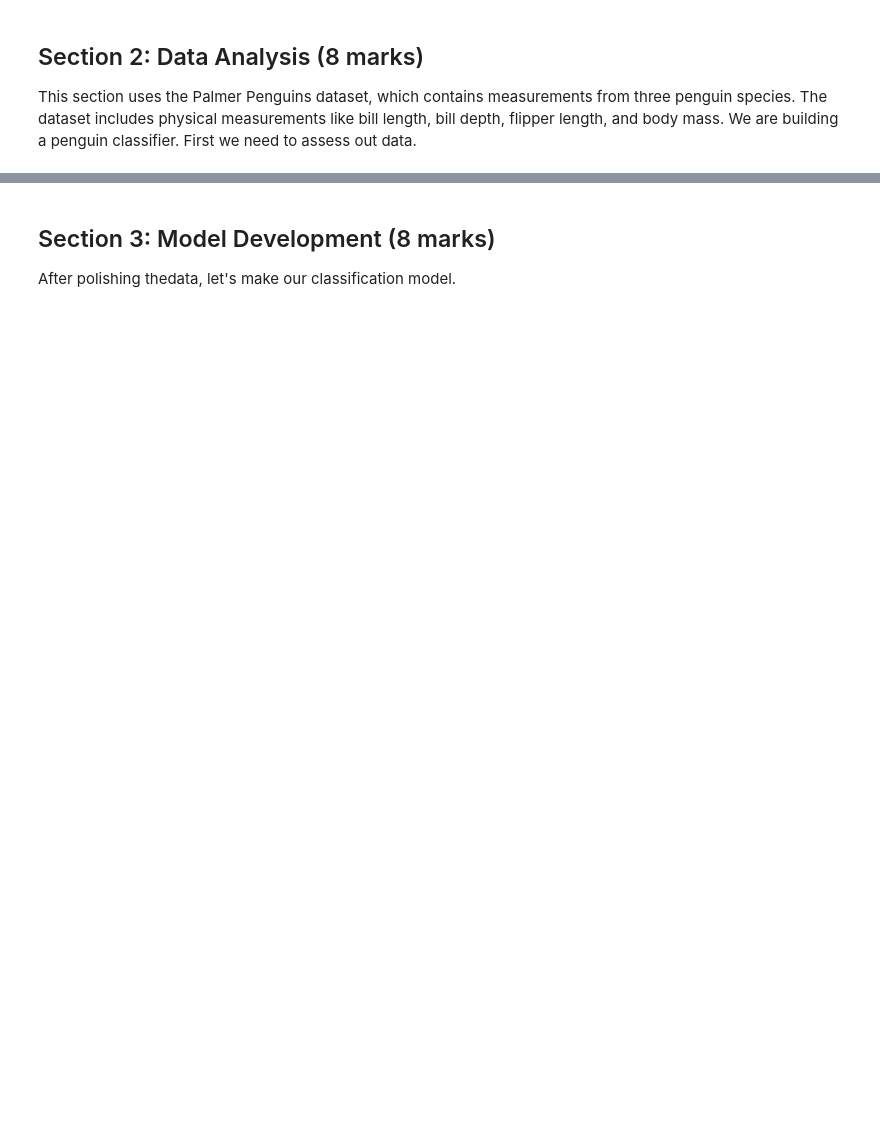
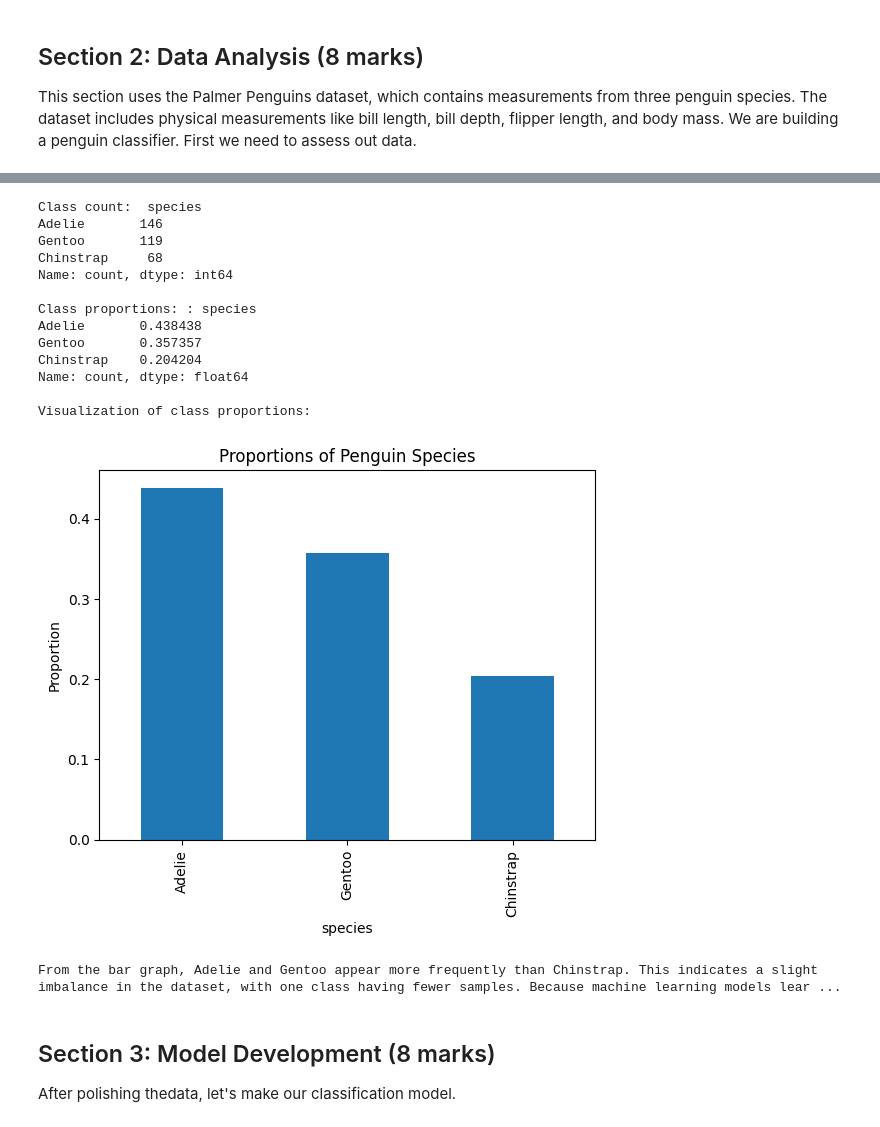
Before and after one commit to SajaFawagreh/SYSC4415, a Jupyter notebook: W2025/Assignments/A1/SYSC4415_W25_A1.ipynb, the cells around one changed output, grey strips where cells are left out. Drawn from its saved outputs; the diff is of its cells as text; code cells hidden in the pictures; blank space fills up the shorter version.

```diff
--- a/W2025/Assignments/A1/SYSC4415_W25_A1.ipynb
+++ b/W2025/Assignments/A1/SYSC4415_W25_A1.ipynb
@@ -268,3 +265,42 @@ Name: proportion, dtype: float64
+# %%
+"""
+Q2c (1 mark)
+Analyze class distribution and discuss implications for model training:
+- Calculate and visualize class proportions
+- Identify any class imbalance
+"""
+
+class_count = penguins_clean["species"].value_counts()
+class_proportions = class_count / len(penguins_clean)
+print("Class count: ", class_count)
+print("\nClass proportions: :", class_proportions)
+
+print("\nVisualization of class proportions:\n")
+bar_graph = class_proportions.plot(kind='bar')
+plt.title('Proportions of Penguin Species')
+plt.ylabel('Proportion')
+plt.show()
+
+print("\nFrom the bar graph, Adelie and Gentoo appear more frequently than Chinstrap. \
+This indicates a slight imbalance in the dataset, with one class having fewer samples. \
+Because machine learning models learn from available examples, the model may be more \
+likely to predict the species that appear more often.")
+# %% [output]
+Class count:  species
+Adelie       146
+Gentoo       119
+Chinstrap     68
+Name: count, dtype: int64
+
+Class proportions: : species
+Adelie       0.438438
+Gentoo       0.357357
+Chinstrap    0.204204
+Name: count, dtype: float64
+
+Visualization of class proportions:
+[figure, added]
+From the bar graph, Adelie and Gentoo appear more frequently than Chinstrap. This indicates a slight imbalance in the dataset, with one class having fewer samples. Because machine learning models lear ...
 # %% [markdown]
 ## Section 3: Model Development (8 marks)
 After polishing thedata, let's make our classification model.
```
Also changed, not shown: parts of 14 cells of this notebook.
